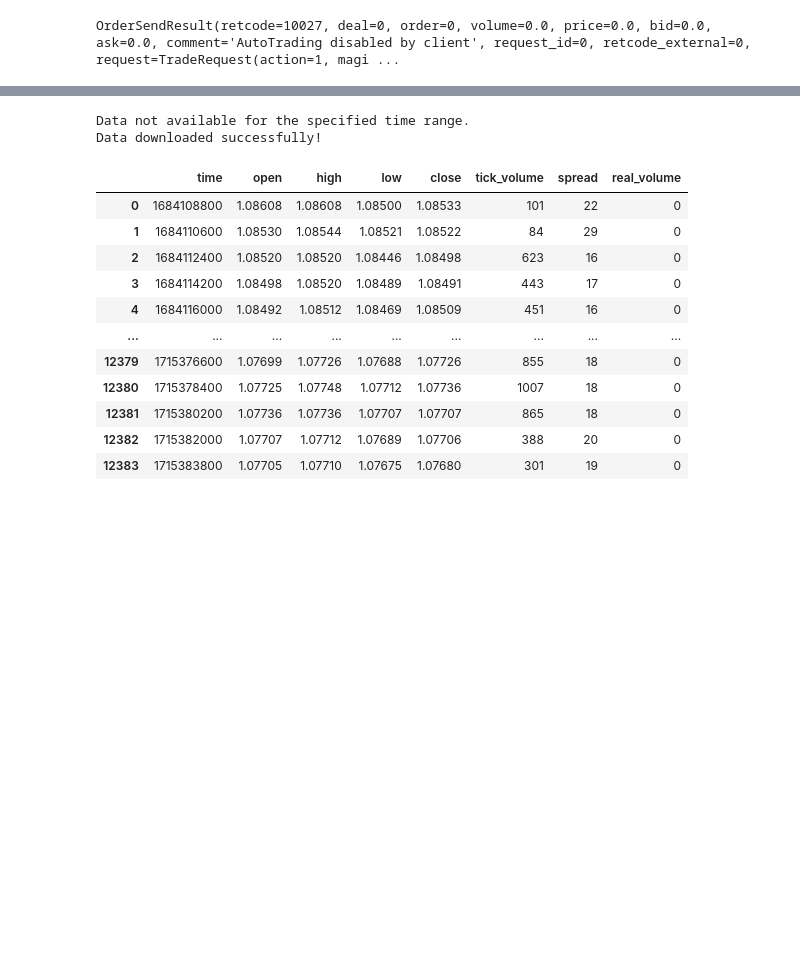
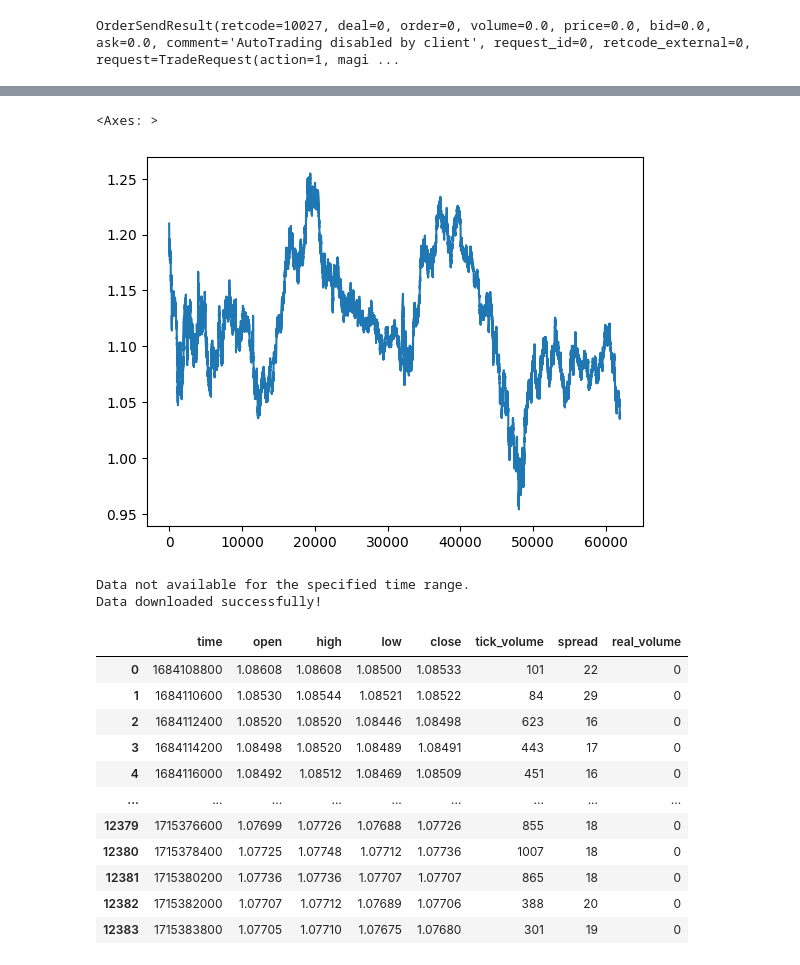
Before and after one commit to Iftekhar-mobin/Make_Money_with_Tensorflow_2.0, a Jupyter notebook: forexPredictor/Python MT5.ipynb, the cells around one changed output, grey strips where cells are left out. Cells and saved outputs as stored; diff of their text form; code cells hidden in the pictures; blank space fills up the shorter version.

```diff
--- a/forexPredictor/Python MT5.ipynb
+++ b/forexPredictor/Python MT5.ipynb
@@ -154,3 +221,8 @@ ohlc_data.head()
+# %%
+ohlc_data['close'].plot()
+# %% [output]
+<Axes: >
+[figure, added]
 # %%
 # ohlc_data
 ohlc_data = pd.DataFrame(mt.copy_rates_range("EURUSD",
```
Also changed, not shown: parts of 12 cells of this notebook, 6 other files.
